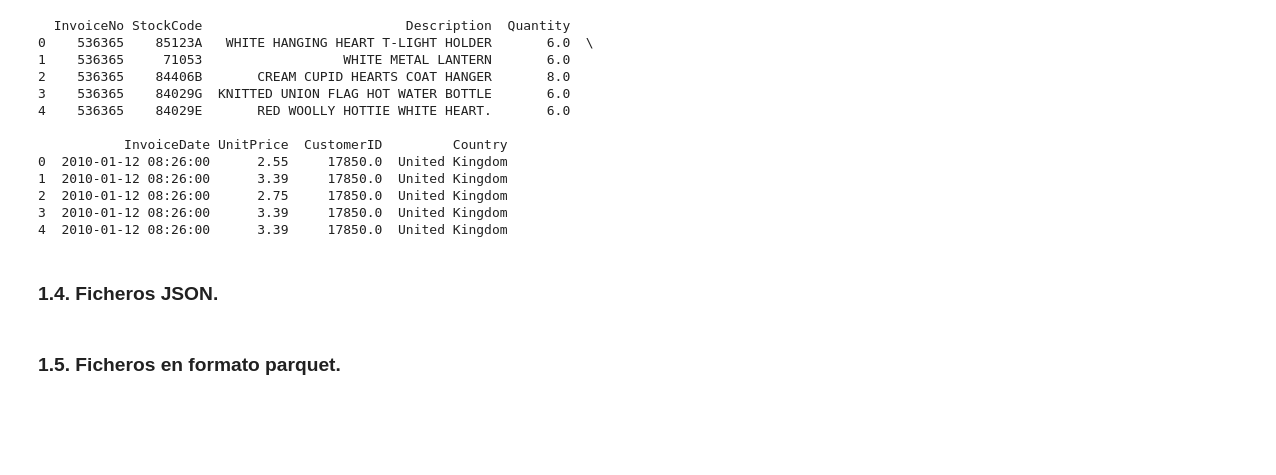
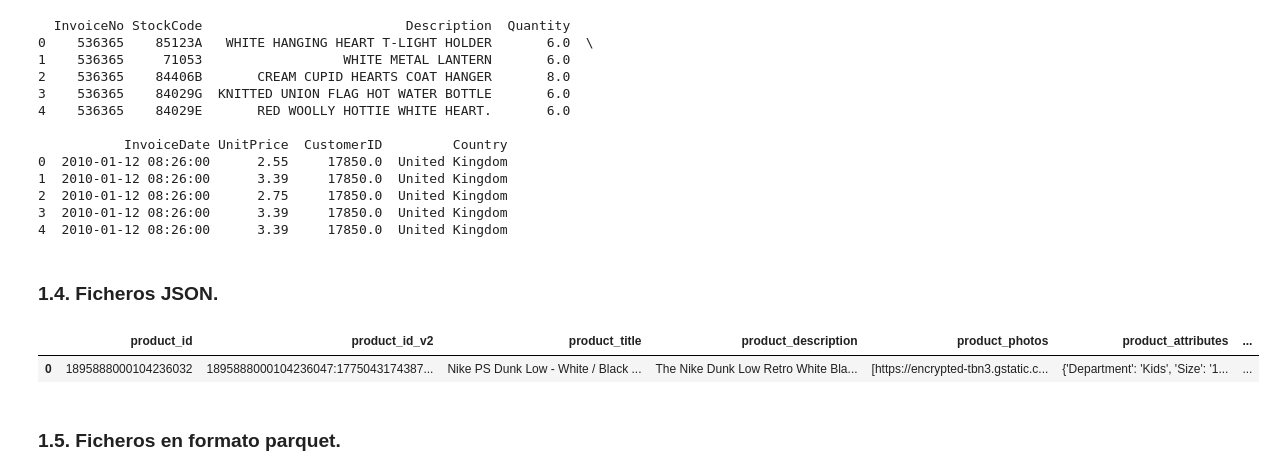
Before and after one commit to ismaelcazalilla/acceso_limpieza_datos, a Jupyter notebook: notebooks/adquisicion.ipynb, the cells around one changed output. Cells and saved outputs as stored; diff of their text form; code cells hidden in the pictures; blank space fills up the shorter version.

Commit message:
add read json

```diff
--- a/notebooks/adquisicion.ipynb
+++ b/notebooks/adquisicion.ipynb
@@ -77,6 +82,12 @@ print(invoices_df.head())
 4  2010-01-12 08:26:00      3.39     17850.0  United Kingdom
 # %% [markdown]
 ### 1.4. Ficheros JSON.
+# %%
+ecommerce_json_df = pd.read_json('../data/ecommerce.json')
+ecommerce_json_df.head()
+# %% [output]
+|  | product_id | product_id_v2 | product_title | product_description | product_photos | product_attributes | ... |
+| 0 | 1895888000104236032 | 1895888000104236047:1775043174387... | Nike PS Dunk Low - White / Black ... | The Nike Dunk Low Retro White Bla... | [https://encrypted-tbn3.gstatic.c... | {'Department': 'Kids', 'Size': '1... | ... |
 # %% [markdown]
 ### 1.5. Ficheros en formato parquet.
 # %% [markdown]
```
Also changed, not shown: parts of 3 cells of this notebook, 1 other file.
